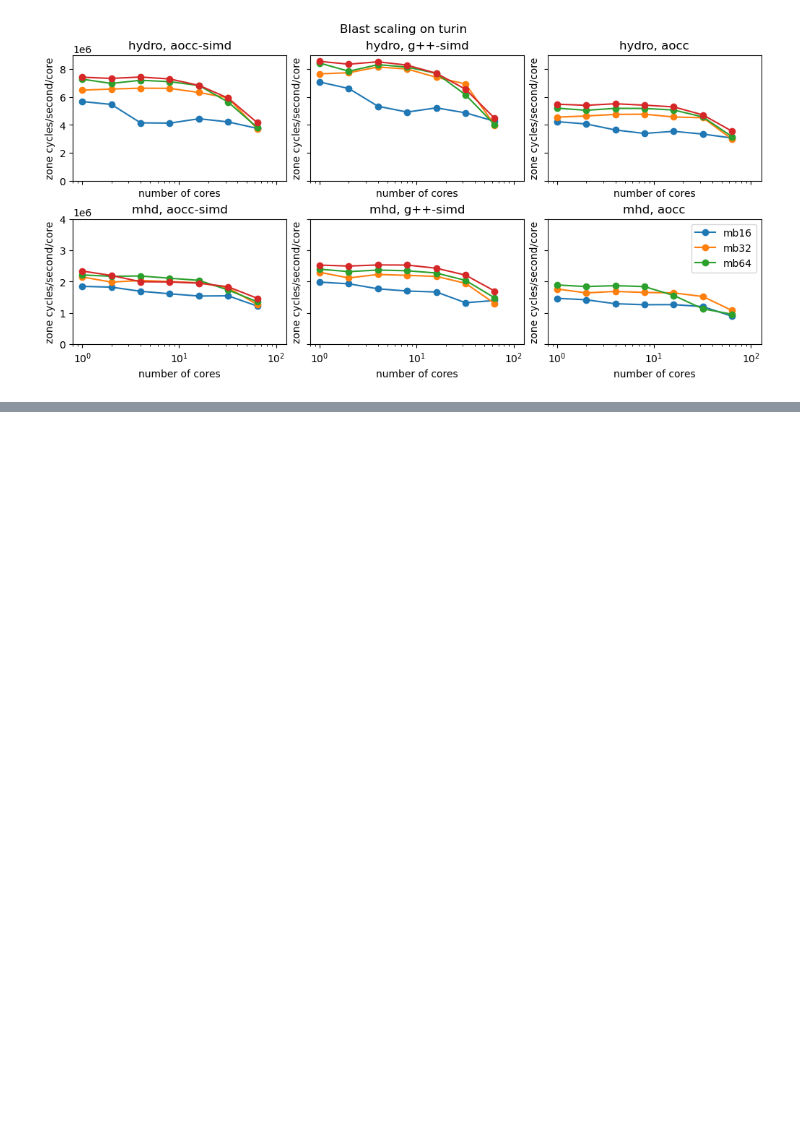
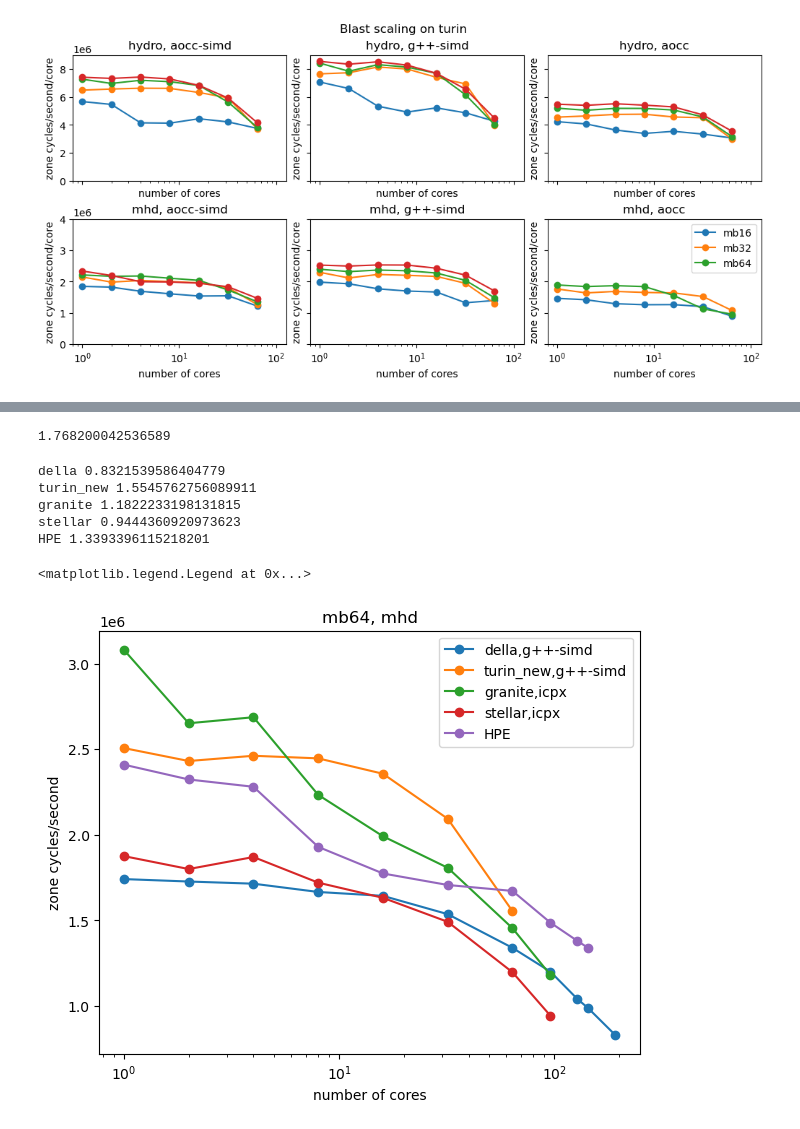
Before and after one commit to changgoo/tigris_scripts, a Jupyter notebook: benchmark/scaling.ipynb, the cells around one changed output, grey strips where cells are left out. Saved outputs shown, nothing was run; the diff lists cells and outputs as text; code cells hidden in the pictures; blank space fills up the shorter version.

Commit message:
Updated scaling

```diff
--- a/benchmark/scaling.ipynb
+++ b/benchmark/scaling.ipynb
@@ -225,0 +260,40 @@ granite 2533957.6462218375 102913630.1358211
+# %%
+1381406.28323171*128/1.e8
+# %% [output]
+1.768200042536589
+# %%
+fig,axes = plt.subplots(1,1,figsize=(6,5),
+                        sharex=True, constrained_layout=True)
+
+mb="mb64"
+for ax, physics in zip([axes],  [ "mhd"]):
+    plt.sca(ax)
+    plt.title(f"{mb}, {physics}")
+    for machine, CC in zip(["della", "turin_new", "granite", "stellar"],
+                           ["g++-simd", "g++-simd", "icpx", "icpx"]):
+    # for machine, CC in zip(["turin", "turin_new", "granite", "granite_new", "stellar"],
+    #                        ["g++-simd", "g++-simd", "icpx", "icpx", "icpx"]):
+        n, zcs = get_zcs(mb=mb,CC=CC,physics=physics,machine=machine)
+        if len(zcs) == 0:
+            continue
+        plt.plot(n, zcs/n, 'o-', label=f"{machine},{CC}")
+        print(machine,zcs[-1]/n[-1]/1.e6)
+    plt.xscale("log")
+    n = np.array([  1,   2,   4,   8,  16,  32,  64,  96, 128, 144] )
+    zcs=np.array([2409634.78880812, 2323223.58616445, 2280515.28036756, 1929663.25041345,
+         1774378.01770466, 1707247.30858985, 1672454.41221308, 1487484.55809292,
+         1381406.28323171, 1339339.61152182])
+    plt.plot(n,zcs,"o-",label="HPE")
+    print("HPE",zcs[-1]/1.e6)
+    plt.ylabel("zone cycles/second")
+    plt.xlabel("number of cores")
+plt.legend()
+# plt.savefig(f"blast-scaling-{machine}.png")
+# %% [output]
+della 0.8321539586404779
+turin_new 1.5545762756089911
+granite 1.1822233198131815
+stellar 0.9444360920973623
+HPE 1.3393396115218201
+<matplotlib.legend.Legend at 0x...>
+[figure, added]
```
Also changed, not shown: parts of 6 cells of this notebook.
